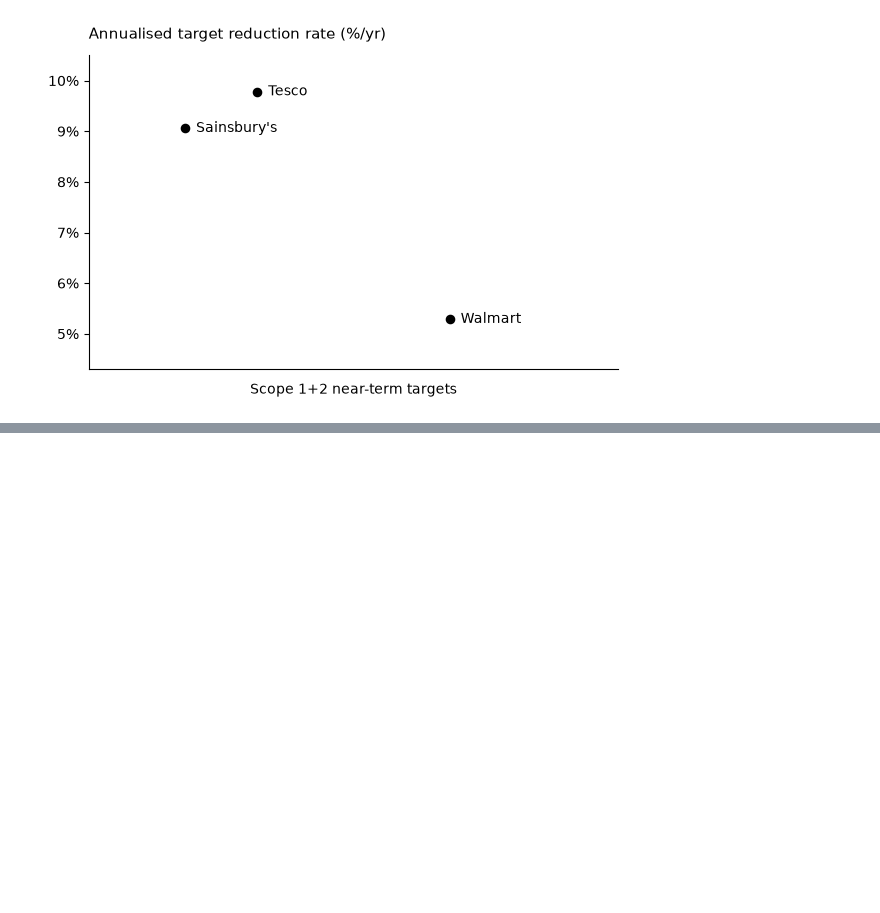
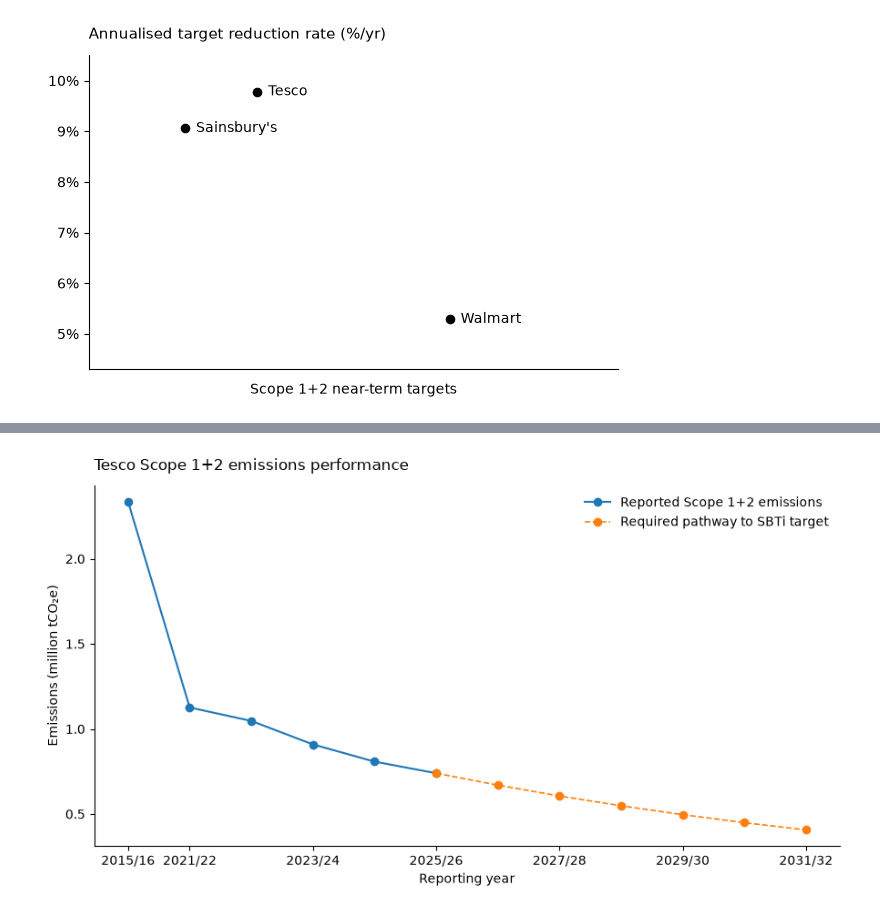
Before and after one commit to naema-bakar/retail-sustainability-benchmarking, a Jupyter notebook: notebooks/01_sbti_target_analysis.ipynb, the cells around one changed output, grey strips where cells are left out. Cells and saved outputs as stored; diff of their text form; code cells hidden in the pictures; blank space fills up the shorter version.

```diff
--- a/notebooks/01_sbti_target_analysis.ipynb
+++ b/notebooks/01_sbti_target_analysis.ipynb
@@ -88,0 +274,8 @@ plt.show()
+# %%
+years_remaining = 6
+
+required_annual_rate = (
+    1 - (target_emissions / current_emissions) ** (1 / years_remaining)
+) * 100
+
+required_annual_rate
@@ -88,0 +315,71 @@ plt.show()
+# %%
+fig, ax = plt.subplots(figsize=(9, 5))
+
+# Reported emissions
+ax.plot(
+    tesco_df["reporting_year"],
+    tesco_df["scope12_tco2e"],
+    marker="o",
+    linewidth=1.5,
+    label="Reported Scope 1+2 emissions"
+)
+
+# Required compound pathway
+ax.plot(
+    pathway_df["reporting_year"],
+    pathway_df["required_emissions_tco2e"],
+    marker="o",
+    linestyle="--",
+    linewidth=1.2,
+    label="Required pathway to SBTi target"
+)
+
+ax.set_title(
+    "Tesco Scope 1+2 emissions performance",
+    loc="left",
+    fontsize=12,
+    pad=12
+)
+
+ax.set_ylabel("Emissions (million tCO₂e)")
+ax.set_xlabel("Reporting year")
+
+# Cleaner y-axis
+ax.set_yticks([
+    500000,
+    1000000,
+    1500000,
+    2000000
+])
+
+ax.set_yticklabels([
+    "0.5",
+    "1.0",
+    "1.5",
+    "2.0"
+])
+
+# Show fewer reporting-year labels
+ax.set_xticks([
+    "2015/16",
+    "2021/22",
+    "2023/24",
+    "2025/26",
+    "2027/28",
+    "2029/30",
+    "2031/32"
+])
+
+# Keep floating legend
+ax.legend(
+    frameon=False,
+    loc="upper right"
+)
+
+ax.spines["top"].set_visible(False)
+ax.spines["right"].set_visible(False)
+
+plt.tight_layout()
+plt.show()
+# %% [output]
+[figure, added]
```
Also changed, not shown: parts of 11 cells of this notebook.
